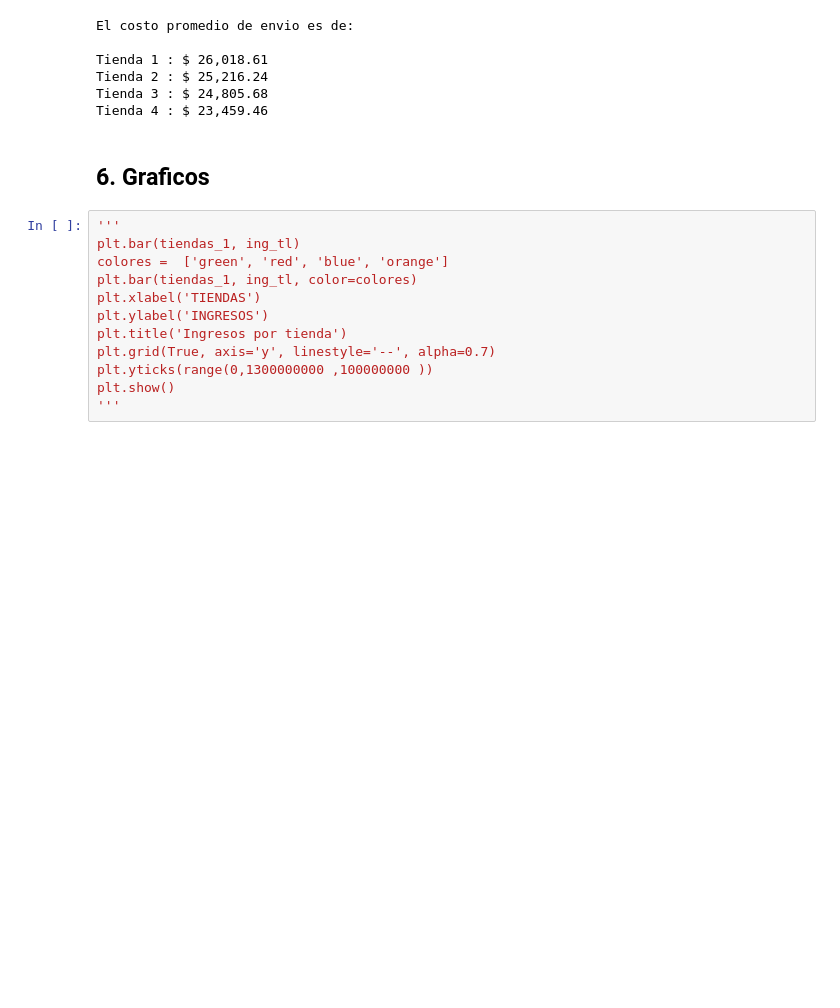
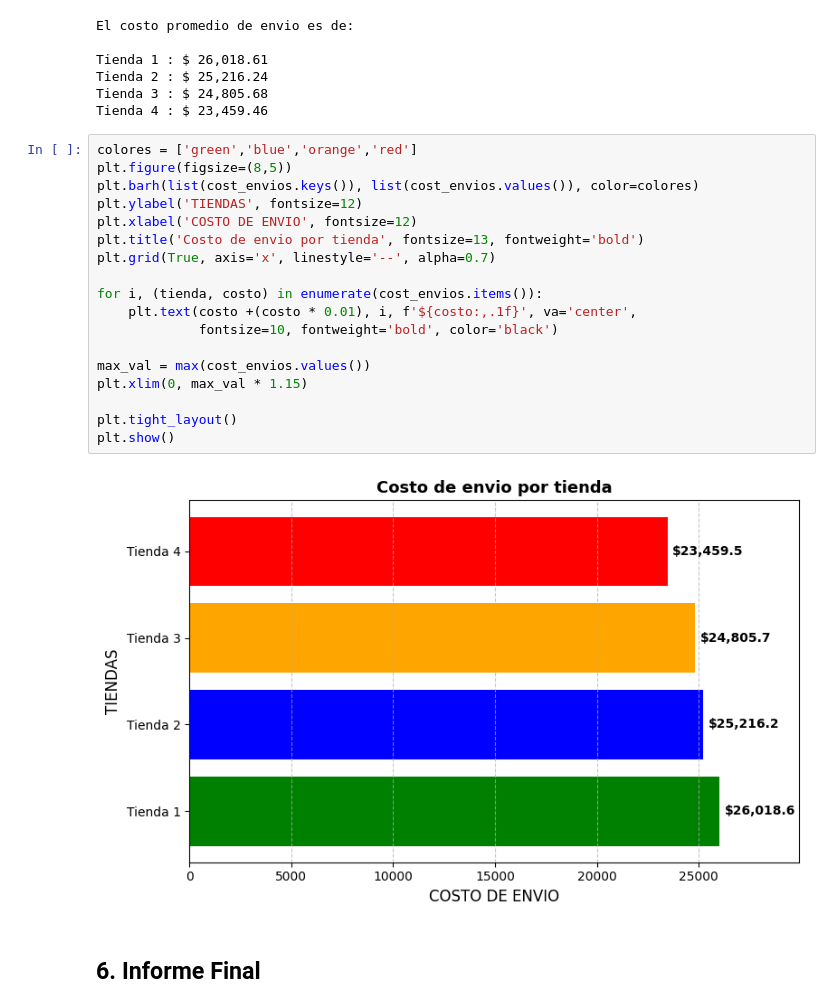
Before and after one commit to Jhon-theone/challenge1-data-science-latam, a Jupyter notebook: AluraStoreLatam.ipynb, the cells around one changed output. Drawn from its saved outputs; the diff is of its cells as text; blank space fills up the shorter version.

```diff
--- a/AluraStoreLatam.ipynb
+++ b/AluraStoreLatam.ipynb
@@ -213,17 +213,25 @@ Tienda 1 : $ 26,018.61
 Tienda 2 : $ 25,216.24
 Tienda 3 : $ 24,805.68
 Tienda 4 : $ 23,459.46
+# %%
+colores = ['green','blue','orange','red']
+plt.figure(figsize=(8,5))
+plt.barh(list(cost_envios.keys()), list(cost_envios.values()), color=colores)
+plt.ylabel('TIENDAS', fontsize=12)
+plt.xlabel('COSTO DE ENVIO', fontsize=12)
+plt.title('Costo de envio por tienda', fontsize=13, fontweight='bold')
+plt.grid(True, axis='x', linestyle='--', alpha=0.7)
+
+for i, (tienda, costo) in enumerate(cost_envios.items()):
+    plt.text(costo +(costo * 0.01), i, f'${costo:,.1f}', va='center',
+             fontsize=10, fontweight='bold', color='black')
+
+max_val = max(cost_envios.values())
+plt.xlim(0, max_val * 1.15)
+
+plt.tight_layout()
+plt.show()
+# %% [output]
+[figure, added]
 # %% [markdown]
-## 6. Graficos
+## 6. Informe Final
-# %%
-'''
-plt.bar(tiendas_1, ing_tl)
-colores =  ['green', 'red', 'blue', 'orange']
-plt.bar(tiendas_1, ing_tl, color=colores)
-plt.xlabel('TIENDAS')
-plt.ylabel('INGRESOS')
-plt.title('Ingresos por tienda')
-plt.grid(True, axis='y', linestyle='--', alpha=0.7)
-plt.yticks(range(0,1300000000 ,100000000 ))
-plt.show()
-'''
```
Also changed, not shown: parts of 4 cells of this notebook.
